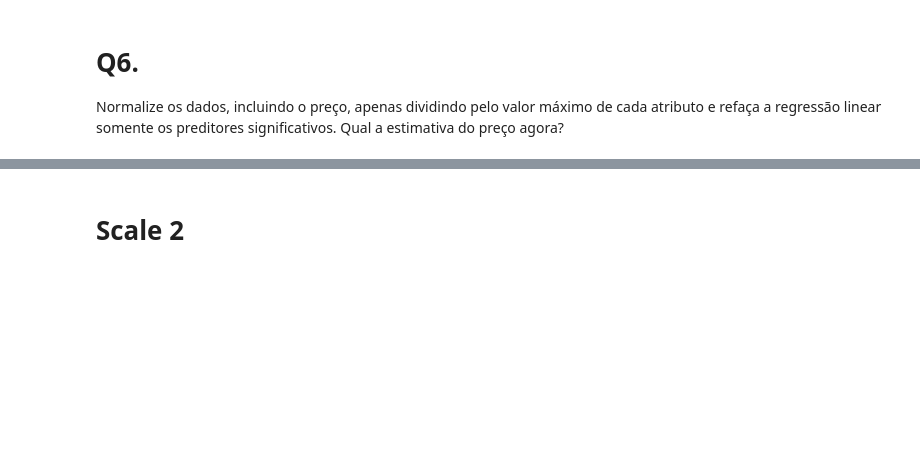
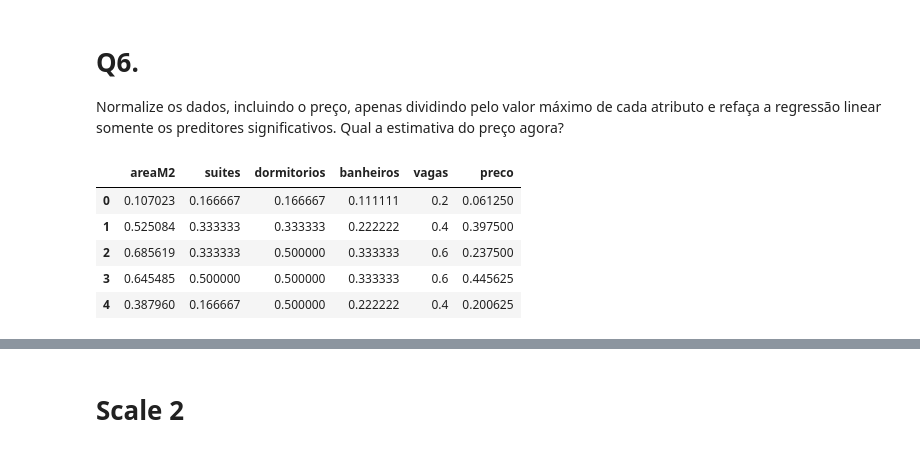
Before and after one commit to Rogerio-mack/IMT_Ciencia_de_Dados, a Jupyter notebook: IMT_regressao_scale_solucao.ipynb, the cells around one changed output, grey strips where cells are left out. Drawn from its saved outputs; the diff is of its cells as text; code cells hidden in the pictures; blank space fills up the shorter version.

```diff
--- a/IMT_regressao_scale_solucao.ipynb
+++ b/IMT_regressao_scale_solucao.ipynb
@@ -29,0 +29,3 @@ df.head()
+# %%
+df = df.drop(columns='bairro')
+df.head()
@@ -53,3 +127,14 @@ Podemos afirmar que o atributo que influencia mais o preço em termos absolutos
 # Q6.
 
 Normalize os dados, incluindo o preço, apenas dividindo pelo valor máximo de cada atributo e refaça a regressão linear somente os preditores significativos. Qual a estimativa do preço agora?
+# %%
+df_scaled = df / df.max()
+
+df_scaled.head()
+# %% [output]
+|  | areaM2 | suites | dormitorios | banheiros | vagas | preco |
+| 0 | 0.107023 | 0.166667 | 0.166667 | 0.111111 | 0.2 | 0.061250 |
+| 1 | 0.525084 | 0.333333 | 0.333333 | 0.222222 | 0.4 | 0.397500 |
+| 2 | 0.685619 | 0.333333 | 0.500000 | 0.333333 | 0.6 | 0.237500 |
+| 3 | 0.645485 | 0.500000 | 0.500000 | 0.333333 | 0.6 | 0.445625 |
+| 4 | 0.387960 | 0.166667 | 0.500000 | 0.222222 | 0.4 | 0.200625 |
```
Also changed, not shown: parts of 25 cells of this notebook.
